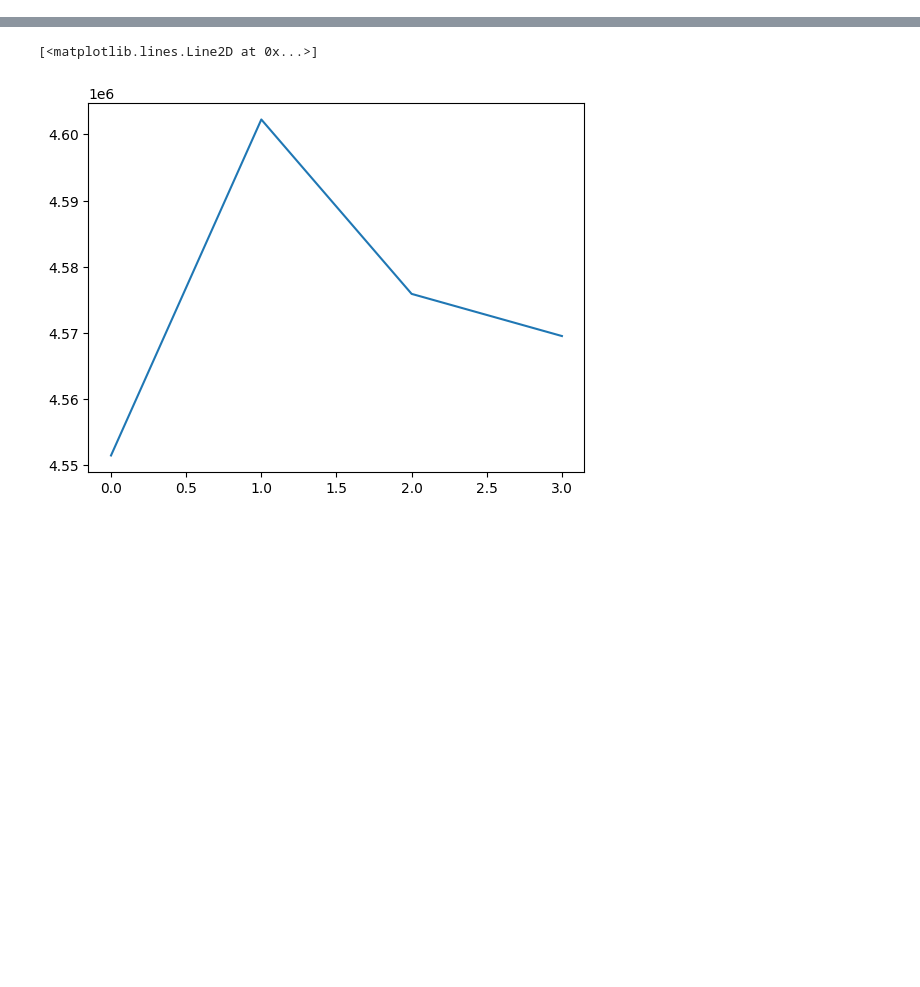
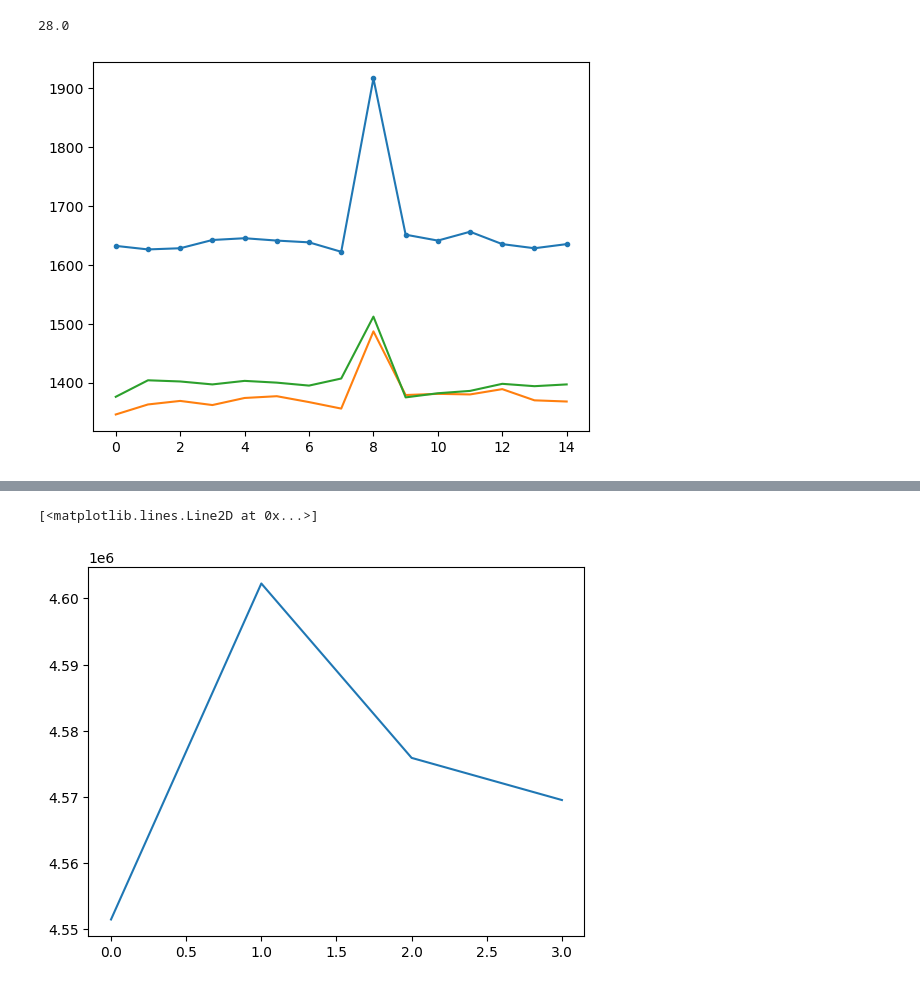
Before and after one commit to lusee-night/uncrater, a Jupyter notebook: calib_test.ipynb, the cells around one changed output, grey strips where cells are left out. Drawn from its saved outputs; the diff is of its cells as text; code cells hidden in the pictures; blank space fills up the shorter version.

```diff
--- a/calib_test.ipynb
+++ b/calib_test.ipynb
@@ -56,0 +53,9 @@ array([1423, 3416,  353,  531])
+# %%
+plt.plot([sp[2].data[1201] for sp in C.spectra],'.-')
+plt.plot([sp[2].data[1202] for sp in C.spectra])
+plt.plot([sp[2].data[1203] for sp in C.spectra])
+
+13+(22-13)*25/len(C.spectra)
+# %% [output]
+28.0
+[figure, added]
```
Also changed, not shown: parts of 12 cells of this notebook, 5 other files.
